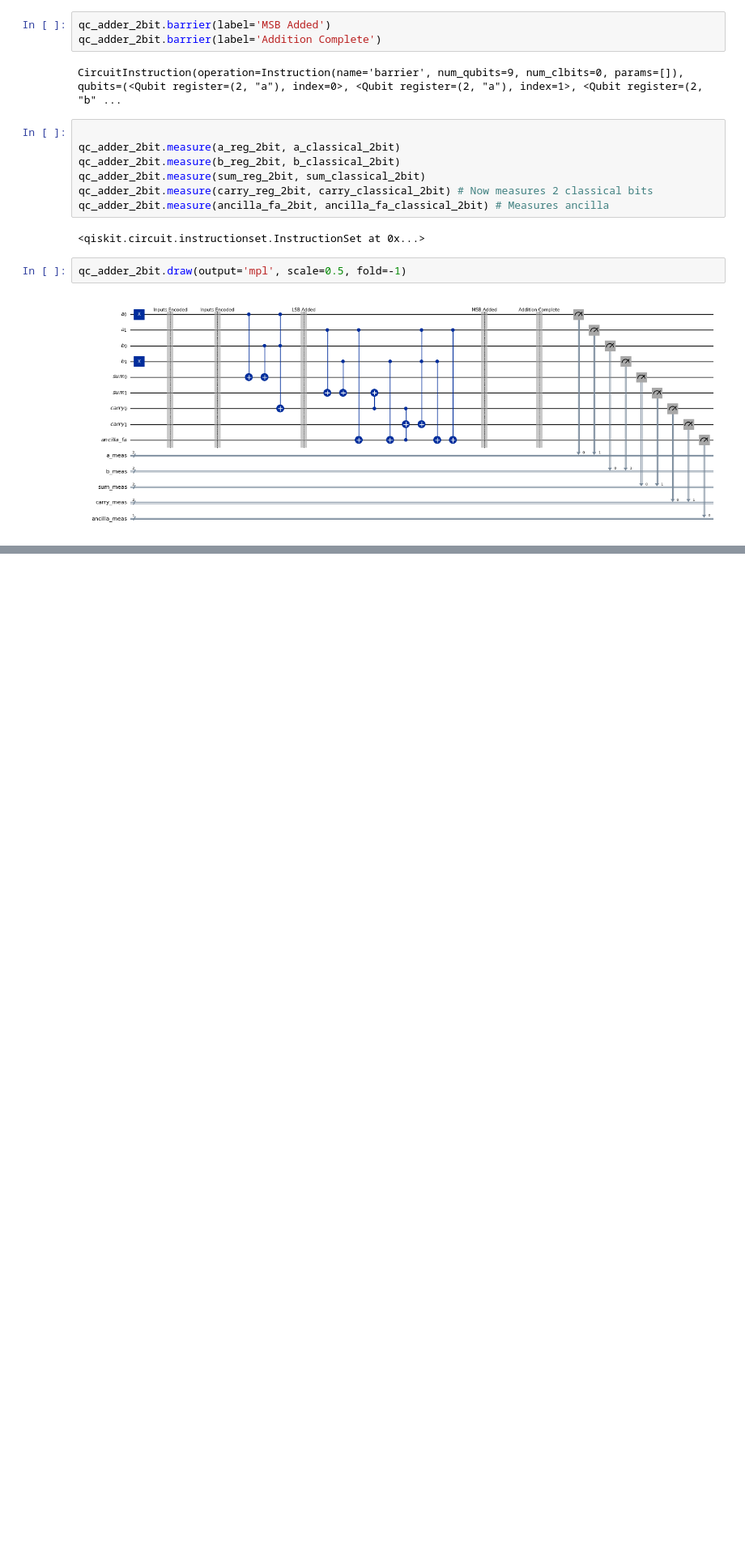
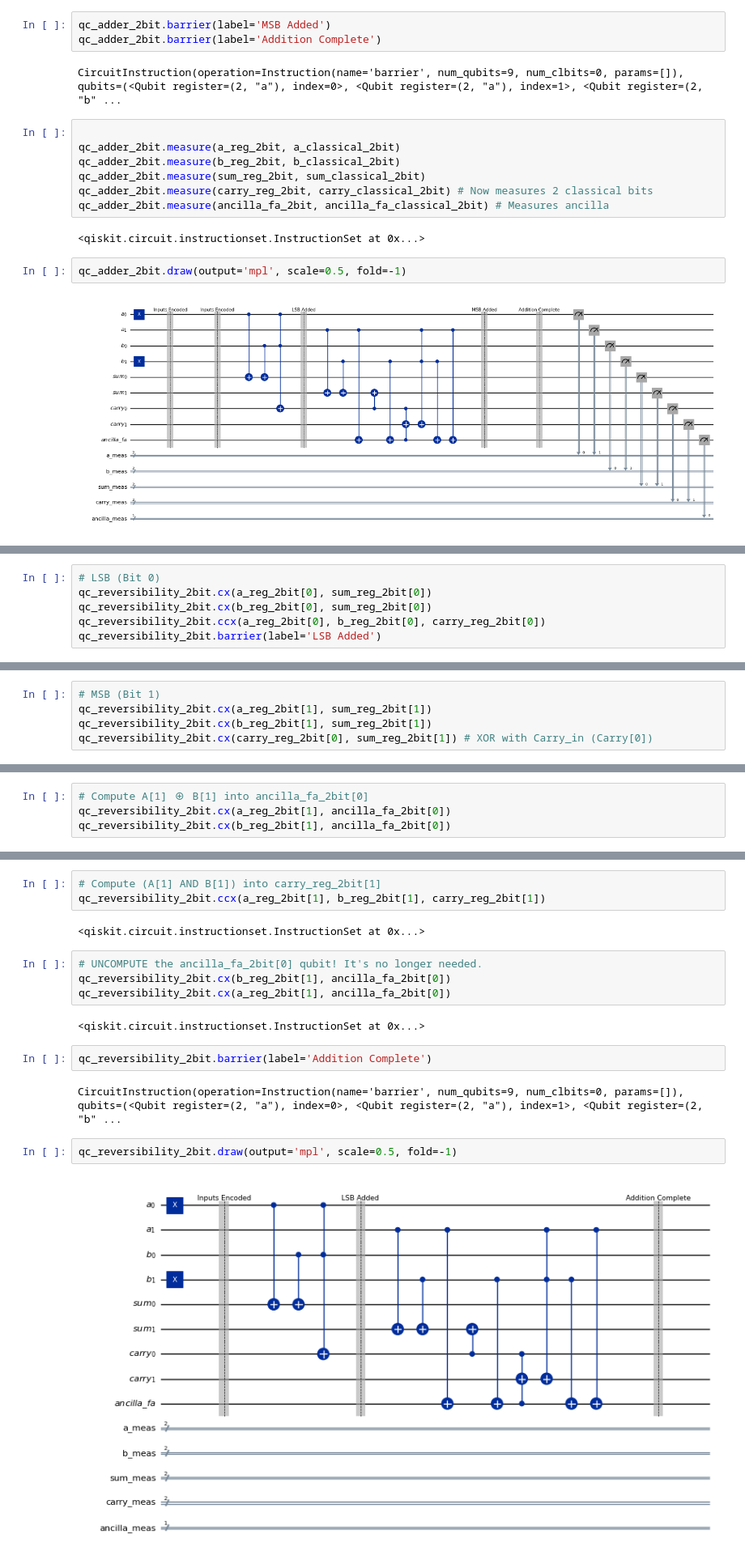
Before and after one commit to ram-polisetti/Q3_Hackathon, a Jupyter notebook: reversible_binary_adder.ipynb, the cells around one changed output, grey strips where cells are left out. Shown: that part at 81% size. Cells and saved outputs as stored; diff of their text form; blank space fills up the shorter version.

```diff
--- a/reversible_binary_adder.ipynb
+++ b/reversible_binary_adder.ipynb
@@ -526,0 +655,6 @@ qc_adder_2bit.draw(output='mpl', scale=0.5, fold=-1)
+# %%
+# LSB (Bit 0)
+qc_reversibility_2bit.cx(a_reg_2bit[0], sum_reg_2bit[0])
+qc_reversibility_2bit.cx(b_reg_2bit[0], sum_reg_2bit[0])
+qc_reversibility_2bit.ccx(a_reg_2bit[0], b_reg_2bit[0], carry_reg_2bit[0])
+qc_reversibility_2bit.barrier(label='LSB Added')
@@ -526,0 +663,5 @@ qc_adder_2bit.draw(output='mpl', scale=0.5, fold=-1)
+# %%
+# MSB (Bit 1)
+qc_reversibility_2bit.cx(a_reg_2bit[1], sum_reg_2bit[1])
+qc_reversibility_2bit.cx(b_reg_2bit[1], sum_reg_2bit[1])
+qc_reversibility_2bit.cx(carry_reg_2bit[0], sum_reg_2bit[1]) # XOR with Carry_in (Carry[0])
@@ -526,0 +670,4 @@ qc_adder_2bit.draw(output='mpl', scale=0.5, fold=-1)
+# %%
+# Compute A[1] ⊕ B[1] into ancilla_fa_2bit[0]
+qc_reversibility_2bit.cx(a_reg_2bit[1], ancilla_fa_2bit[0])
+qc_reversibility_2bit.cx(b_reg_2bit[1], ancilla_fa_2bit[0])
@@ -526,0 +681,19 @@ qc_adder_2bit.draw(output='mpl', scale=0.5, fold=-1)
+# %%
+# Compute (A[1] AND B[1]) into carry_reg_2bit[1]
+qc_reversibility_2bit.ccx(a_reg_2bit[1], b_reg_2bit[1], carry_reg_2bit[1])
+# %% [output]
+<qiskit.circuit.instructionset.InstructionSet at 0x...>
+# %%
+# UNCOMPUTE the ancilla_fa_2bit[0] qubit! It's no longer needed.
+qc_reversibility_2bit.cx(b_reg_2bit[1], ancilla_fa_2bit[0])
+qc_reversibility_2bit.cx(a_reg_2bit[1], ancilla_fa_2bit[0])
+# %% [output]
+<qiskit.circuit.instructionset.InstructionSet at 0x...>
+# %%
+qc_reversibility_2bit.barrier(label='Addition Complete')
+# %% [output]
+CircuitInstruction(operation=Instruction(name='barrier', num_qubits=9, num_clbits=0, params=[]), qubits=(<Qubit register=(2, "a"), index=0>, <Qubit register=(2, "a"), index=1>, <Qubit register=(2, "b" ...
+# %%
+qc_reversibility_2bit.draw(output='mpl', scale=0.5, fold=-1)
+# %% [output]
+[figure, added]
```
Also changed, not shown: parts of 13 cells of this notebook.
